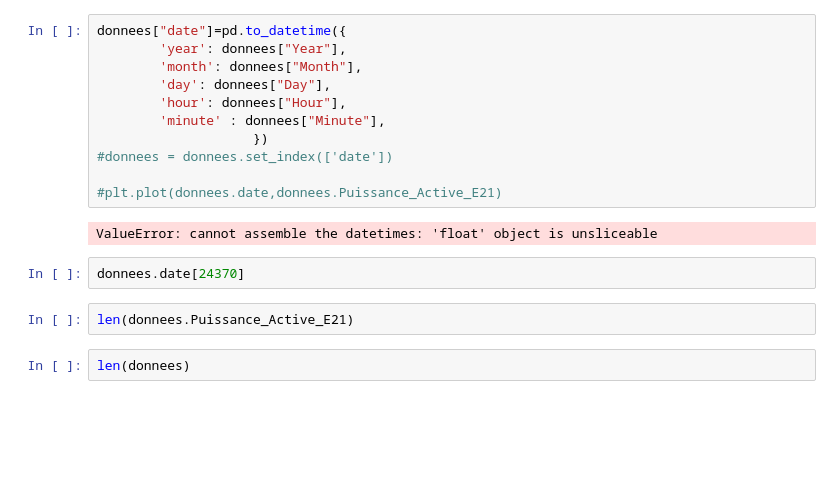
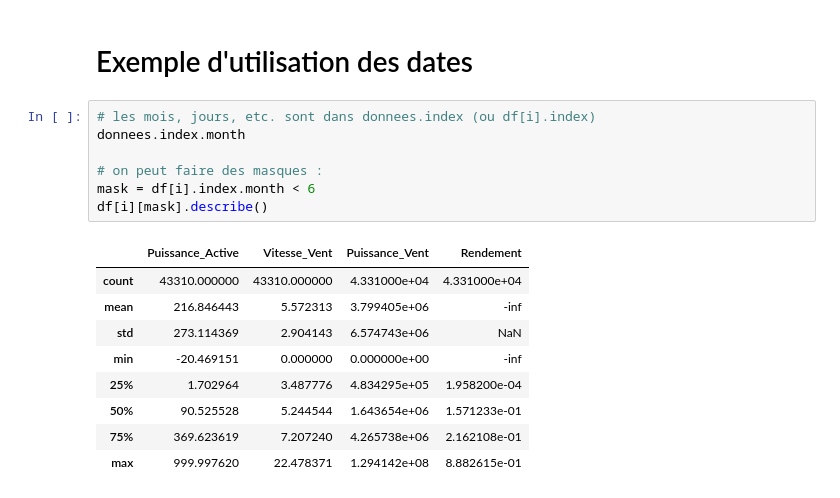
Before and after one commit to MarinePICOT/Dossier, a Jupyter notebook: Untitled1.ipynb, the cells around one changed output. Drawn from its saved outputs; the diff is of its cells as text; blank space fills up the shorter version.

```diff
--- a/Untitled1.ipynb
+++ b/Untitled1.ipynb
@@ -265,19 +60,19 @@ donnees["Minute"] = minute
-# %%
-donnees["date"]=pd.to_datetime({
-        'year': donnees["Year"],
-        'month': donnees["Month"],
-        'day': donnees["Day"],
-        'hour': donnees["Hour"],
-        'minute' : donnees["Minute"],
-                    })
-#donnees = donnees.set_index(['date'])
-
-#plt.plot(donnees.date,donnees.Puissance_Active_E21)
-# %% [output]
-ValueError: cannot assemble the datetimes: 'float' object is unsliceable
-# %%
-donnees.date[24370]
-# %%
-len(donnees.Puissance_Active_E21)
-# %%
-len(donnees)
+# %% [markdown]
+# Exemple d'utilisation des dates
+# %%
+# les mois, jours, etc. sont dans donnees.index (ou df[i].index)
+donnees.index.month
+
+# on peut faire des masques :
+mask = df[i].index.month < 6
+df[i][mask].describe()
+# %% [output]
+|  | Puissance_Active | Vitesse_Vent | Puissance_Vent | Rendement |
+| count | 43310.000000 | 43310.000000 | 4.331000e+04 | 4.331000e+04 |
+| mean | 216.846443 | 5.572313 | 3.799405e+06 | -inf |
+| std | 273.114369 | 2.904143 | 6.574743e+06 | NaN |
+| min | -20.469151 | 0.000000 | 0.000000e+00 | -inf |
+| 25% | 1.702964 | 3.487776 | 4.834295e+05 | 1.958200e-04 |
+| 50% | 90.525528 | 5.244544 | 1.643654e+06 | 1.571233e-01 |
+| 75% | 369.623619 | 7.207240 | 4.265738e+06 | 2.162108e-01 |
+| max | 999.997620 | 22.478371 | 1.294142e+08 | 8.882615e-01 |
```
Also changed, not shown: parts of 6 cells of this notebook.
